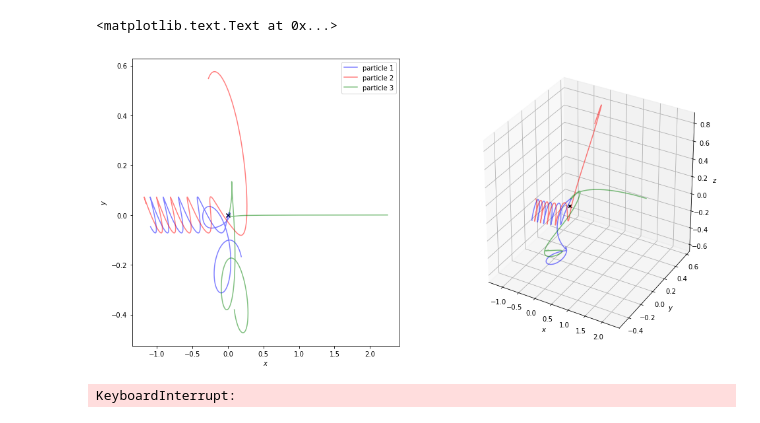
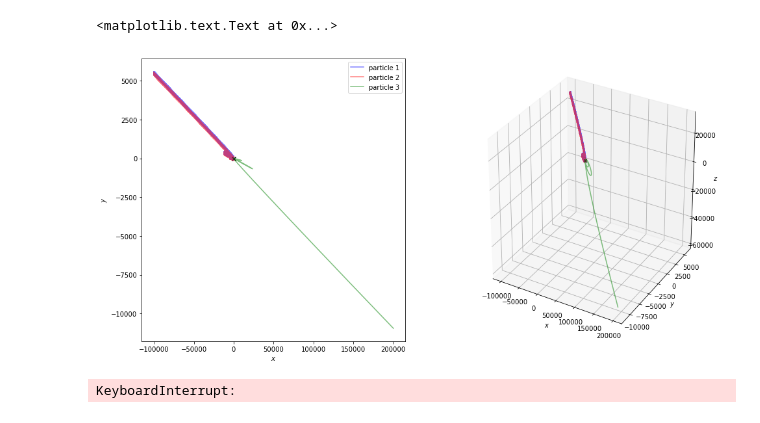
Before and after one commit to michaelzevin/binary_interactions, a Jupyter notebook: plot_positions.ipynb, the cells around one changed output. Drawn from its saved outputs; the diff is of its cells as text; code cells hidden in the pictures.

```diff
--- a/plot_positions.ipynb
+++ b/plot_positions.ipynb
@@ -54,35 +58,35 @@ names = names[[0,1,3]]
 fig = plt.figure(figsize=(16,8))
 
 # set bounds of steps to plot
 b=0
-f=5000
+f=3000000
 
 ax1 = fig.add_subplot((121))
 for i, dim in enumerate(names):
     ax1.plot((pos[dim[0]])[b:f],(pos[dim[1]])[b:f], color=colors[i], label='particle '+str(i+1), alpha=0.5)
 ax1.scatter([0],[0],marker='x',color='k')
 ax1.set_xlabel(r'$x$')
 ax1.set_ylabel(r'$y$')
 plt.legend()
 
 
 
 # 3d plot
 ax2 = fig.add_subplot((122), projection='3d')
 for i, dim in enumerate(names):
     ax2.plot((pos[dim[0]])[b:f],(pos[dim[1]])[b:f], (pos[dim[2]])[b:f], color=colors[i], label='particle '+str(i+1), alpha=0.5)
 ax2.scatter([0],[0],[0],marker='x',color='k')
 ax2.set_xlabel(r'$x$')
 ax2.set_ylabel(r'$y$')
 ax2.set_zlabel(r'$z$')
 
 #plt.suptitle('Event Number: %s' % num)
 
 #_ = plt.axis('equal')
 #plt.savefig('test')
 # %% [output]
 <matplotlib.text.Text at 0x...>
-[figure, old version]
+[figure, new version]
 # %%
 # loops over all events
 for num in xrange(52):
```
Also changed, not shown: parts of 2 cells of this notebook, 6 other files.
